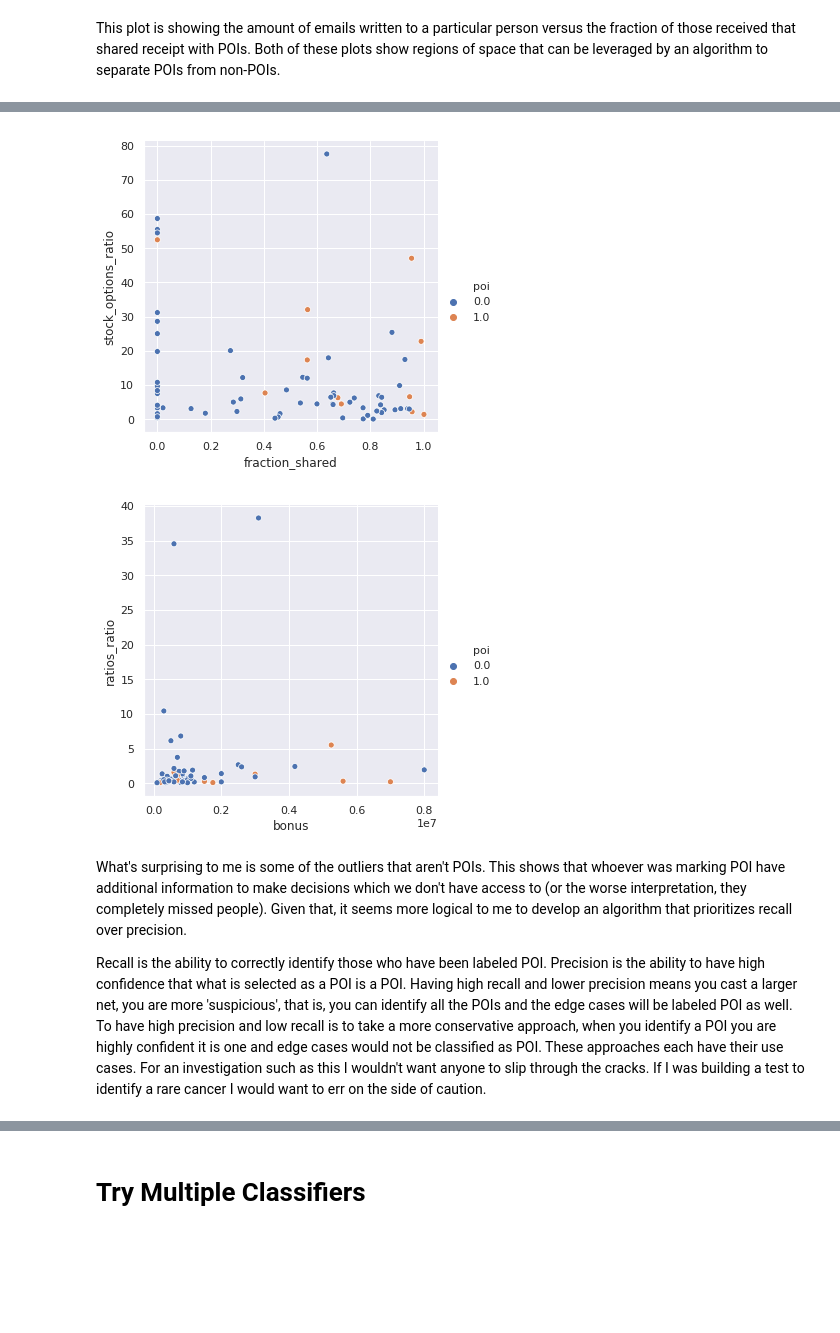
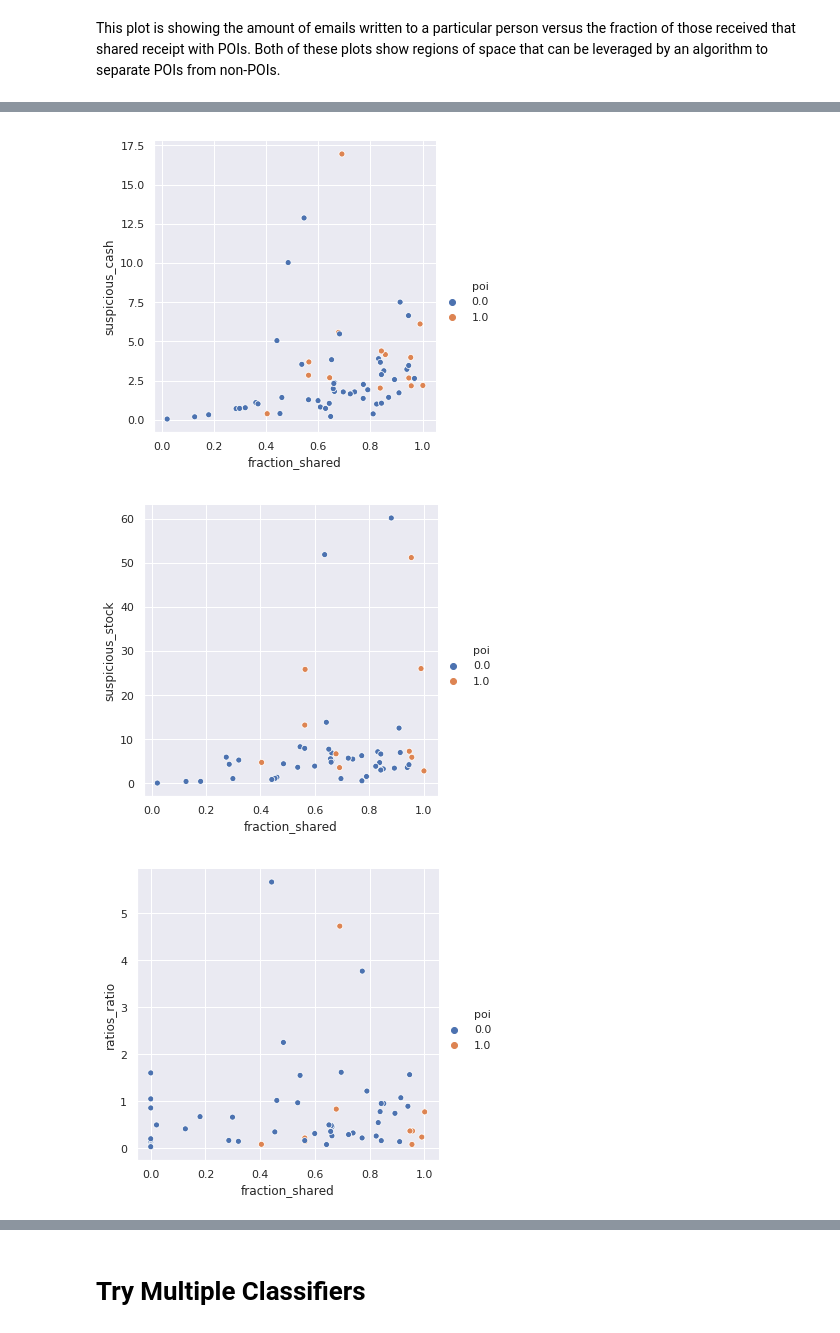
Before and after one commit to bmarshallk/ud120-projects, a Jupyter notebook: final_project/poi_id.ipynb, the cells around one changed output, grey strips where cells are left out. Drawn from its saved outputs; the diff is of its cells as text; code cells hidden in the pictures; blank space fills up the shorter version.

```diff
--- a/final_project/poi_id.ipynb
+++ b/final_project/poi_id.ipynb
@@ -614,12 +613,10 @@ I also don't see any obvious trends or groupings associated with POI status. For
 There is a single point in 'restricted_stock' that has a negative value where all others are positive. Lets look into that scatter-plot in more detail:
 # %%
 def SeabornScatter(feat1, feat2):
-    x = feat1
-    y = feat2
-    features = ['poi'] + [x] + [y]
+    features = ['poi'] + [feat1] + [feat2]
     data = featureFormat(data_dict, features, sort_keys=True)
     df = pd.DataFrame(data, columns=features)
-    sns.relplot(x=x, y=y, hue='poi', data=df)
+    sns.relplot(x=feat1, y=feat2, hue='poi', data=df)
 
 SeabornScatter('restricted_stock', 'salary')
 # %% [output]
@@ -912,26 +906,33 @@ Why not try the ratio of the ratios? We used salary as the first baseline, now l
 # %%
 for key in data_dict:
     salary = float(data_dict[key]['salary'])
     bonus = float(data_dict[key]['bonus'])
+    exercised_stock_options = float(data_dict[key]['exercised_stock_options'])
+    restricted_stock = float(data_dict[key]['restricted_stock'])
     fraction_shared = data_dict[key]['fraction_shared']
-    exercised_stock_options = float(data_dict[key]['exercised_stock_options'])
+
+    # Calculating the suspicious cash
     if salary != 'NaN' and bonus != 'NaN':
         bonus_ratio = bonus / salary
-        black_market = bonus_ratio * fraction_shared
+        suspicious_cash = bonus_ratio * fraction_shared
         data_dict[key]['bonus_ratio'] = bonus_ratio
-        data_dict[key]['black_market'] = black_market
+        data_dict[key]['suspicious_cash'] = suspicious_cash
+
+    # Calculating the suspicious stock, I allow the possibility of restricted_stock being 0
     if salary != 'NaN' and exercised_stock_options != 'NaN':
-        stock_options_ratio = exercised_stock_options / salary
-        data_dict[key]['stock_options_ratio'] = stock_options_ratio
-    # adding in the ratio of bonus-ratio to stock-options-ratio:
-    data_dict[key]['ratios_ratio'] = bonus_ratio / stock_options_ratio
+        stock_potential = exercised_stock_options + restricted_stock
+        stock_potential_ratio = stock_potential / salary
+        suspicious_stock = stock_potential_ratio * fraction_shared
+        data_dict[key]['stock_potential_ratio'] = stock_potential_ratio
+        data_dict[key]['suspicious_stock'] = suspicious_stock
 
-SeabornScatter('fraction_shared', 'stock_options_ratio')
-SeabornScatter('bonus', 'ratios_ratio')
+    # Why not ...
+    data_dict[key]['ratios_ratio'] = bonus_ratio / stock_potential_ratio
+
+SeabornScatter('fraction_shared', 'suspicious_cash')
+SeabornScatter('fraction_shared', 'suspicious_stock')
+SeabornScatter('fraction_shared', 'ratios_ratio')
 # %% [output]
-[figure, old version]
+[figure, new version]
-[figure, old version]
+[figure, new version]
+[figure, added]
-# %% [markdown]
-What's surprising to me is some of the outliers that aren't POIs. This shows that whoever was marking POI have additional information to make decisions which we don't have access to (or the worse interpretation, they completely missed people). Given that, it seems more logical to me to develop an algorithm that prioritizes recall over precision.
-
-Recall is the ability to correctly identify those who have been labeled POI. Precision is the ability to have high confidence that what is selected as a POI is a POI. Having high recall and lower precision means you cast a larger net, you are more 'suspicious', that is, you can identify all the POIs and the edge cases will be labeled POI as well. To have high precision and low recall is to take a more conservative approach, when you identify a POI you are highly confident it is one and edge cases would not be classified as POI. These approaches each have their use cases. For an investigation such as this I wouldn't want anyone to slip through the cracks. If I was building a test to identify a rare cancer I would want to err on the side of caution.
```
Also changed, not shown: parts of 12 cells of this notebook.
